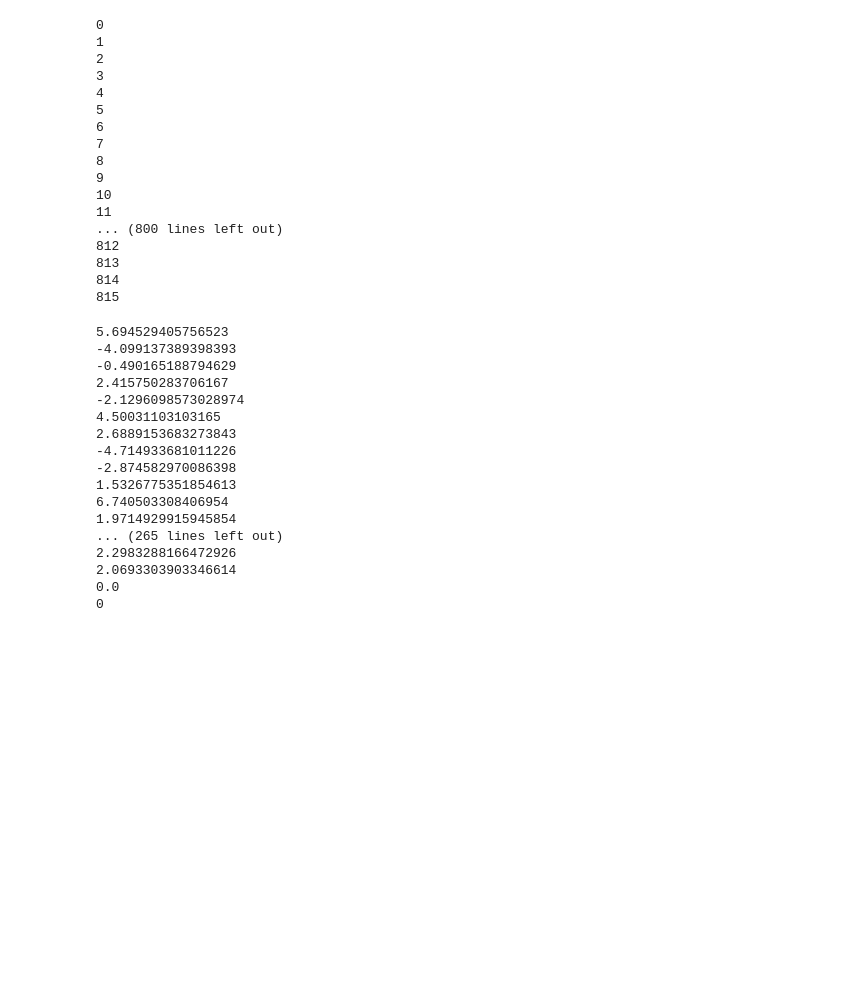
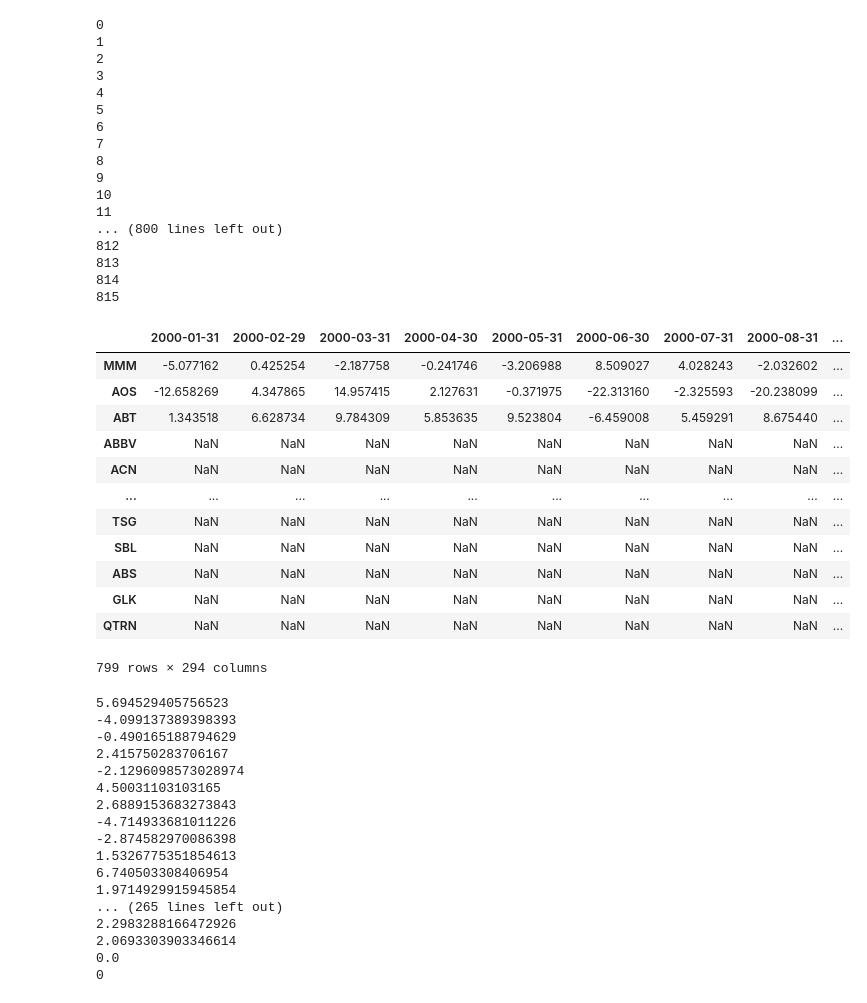
Before and after one commit to satyaki-02/Factor_Investing_in_Stock-Market, a Jupyter notebook: main.ipynb, the cells around one changed output. Saved outputs shown, nothing was run; the diff lists cells and outputs as text; code cells hidden in the pictures; blank space fills up the shorter version.

```diff
--- a/main.ipynb
+++ b/main.ipynb
@@ -268,6 +268,22 @@ returns_df = calculate_return(symbols)
 813
 814
 815
+# %%
+returns_df
+# %% [output]
+|  | 2000-01-31 | 2000-02-29 | 2000-03-31 | 2000-04-30 | 2000-05-31 | 2000-06-30 | 2000-07-31 | 2000-08-31 | ... |
+| MMM | -5.077162 | 0.425254 | -2.187758 | -0.241746 | -3.206988 | 8.509027 | 4.028243 | -2.032602 | ... |
+| AOS | -12.658269 | 4.347865 | 14.957415 | 2.127631 | -0.371975 | -22.313160 | -2.325593 | -20.238099 | ... |
+| ABT | 1.343518 | 6.628734 | 9.784309 | 5.853635 | 9.523804 | -6.459008 | 5.459291 | 8.675440 | ... |
+| ABBV | NaN | NaN | NaN | NaN | NaN | NaN | NaN | NaN | ... |
+| ACN | NaN | NaN | NaN | NaN | NaN | NaN | NaN | NaN | ... |
+| ... | ... | ... | ... | ... | ... | ... | ... | ... | ... |
+| TSG | NaN | NaN | NaN | NaN | NaN | NaN | NaN | NaN | ... |
+| SBL | NaN | NaN | NaN | NaN | NaN | NaN | NaN | NaN | ... |
+| ABS | NaN | NaN | NaN | NaN | NaN | NaN | NaN | NaN | ... |
+| GLK | NaN | NaN | NaN | NaN | NaN | NaN | NaN | NaN | ... |
+| QTRN | NaN | NaN | NaN | NaN | NaN | NaN | NaN | NaN | ... |
+799 rows × 294 columns
 # %%
 def calculate_monthly_returns(stock_data):    # a helper function
     monthly_data = stock_data['Adj Close'].resample('ME').last()
```
Also changed, not shown: parts of 24 cells of this notebook.
